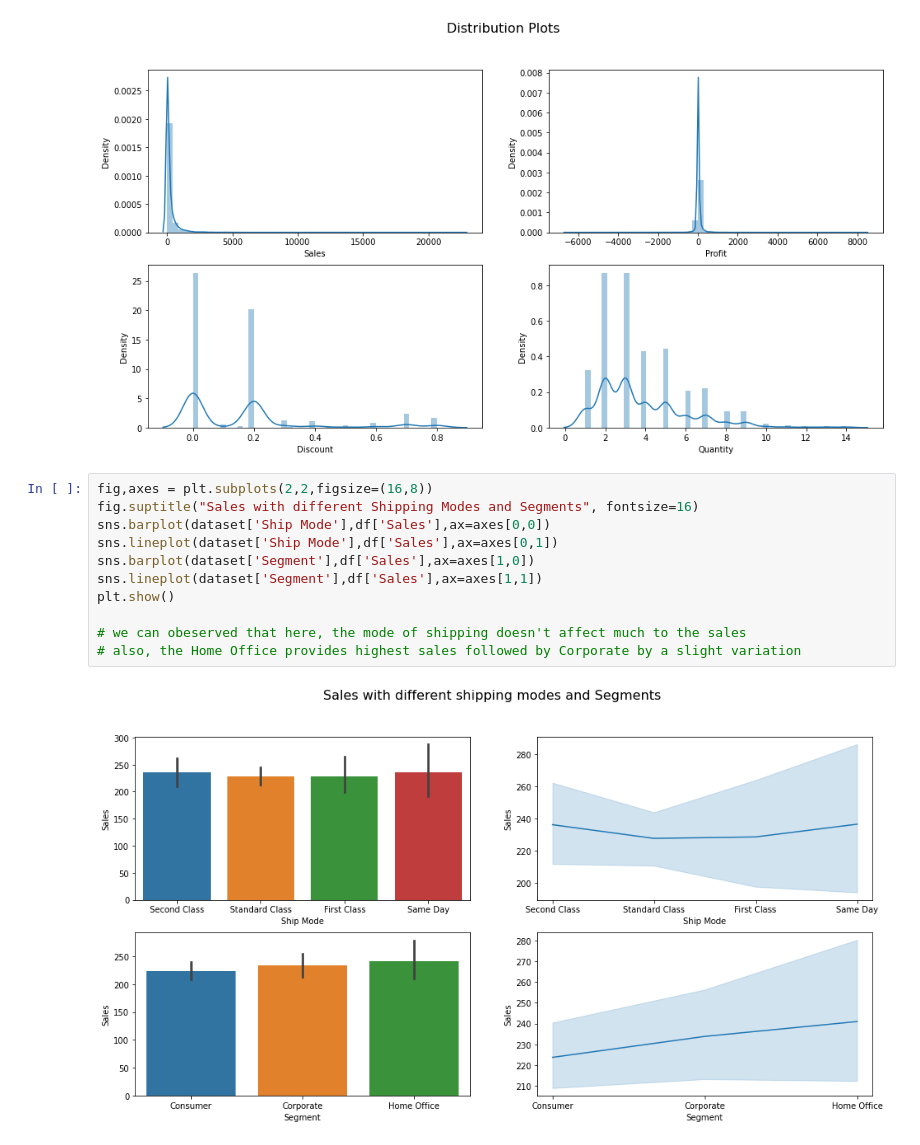
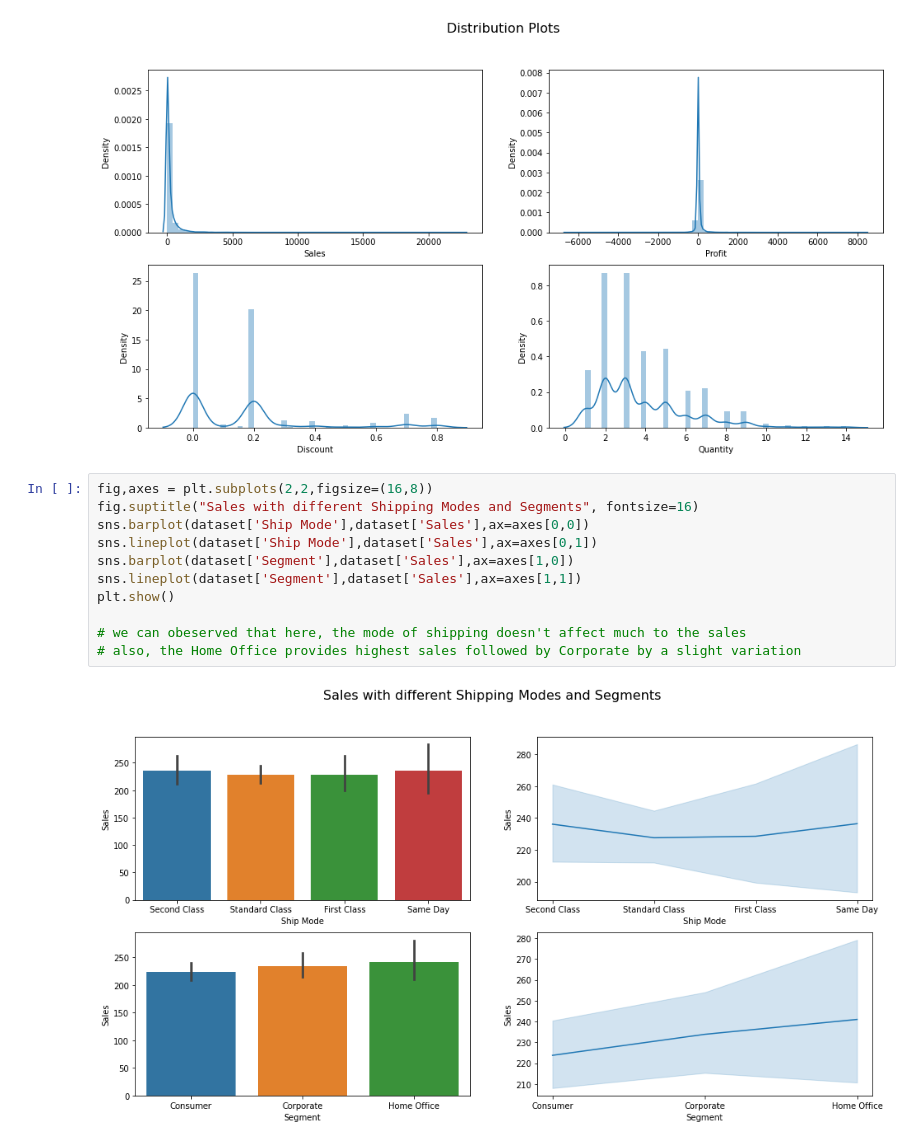
Before and after one commit to Rutuja9180/TSF_Data-Science-Business-Analytics, a Jupyter notebook: TASK_3.ipynb, the cells around one changed output. Drawn from its saved outputs; the diff is of its cells as text.

```diff
--- a/TASK_3.ipynb
+++ b/TASK_3.ipynb
@@ -195,15 +198,15 @@ plt.show()
 # %%
 fig,axes = plt.subplots(2,2,figsize=(16,8))
 fig.suptitle("Sales with different Shipping Modes and Segments", fontsize=16)
-sns.barplot(dataset['Ship Mode'],df['Sales'],ax=axes[0,0])
-sns.lineplot(dataset['Ship Mode'],df['Sales'],ax=axes[0,1])
-sns.barplot(dataset['Segment'],df['Sales'],ax=axes[1,0])
-sns.lineplot(dataset['Segment'],df['Sales'],ax=axes[1,1])
+sns.barplot(dataset['Ship Mode'],dataset['Sales'],ax=axes[0,0])
+sns.lineplot(dataset['Ship Mode'],dataset['Sales'],ax=axes[0,1])
+sns.barplot(dataset['Segment'],dataset['Sales'],ax=axes[1,0])
+sns.lineplot(dataset['Segment'],dataset['Sales'],ax=axes[1,1])
 plt.show()
 
 # we can obeserved that here, the mode of shipping doesn't affect much to the sales
 # also, the Home Office provides highest sales followed by Corporate by a slight variation
 # %% [output]
-[figure, old version]
+[figure, new version]
 # %%
 fig,ax= plt.subplots(1,1,figsize=(12,7))
```
Also changed, not shown: parts of 4 cells of this notebook.
